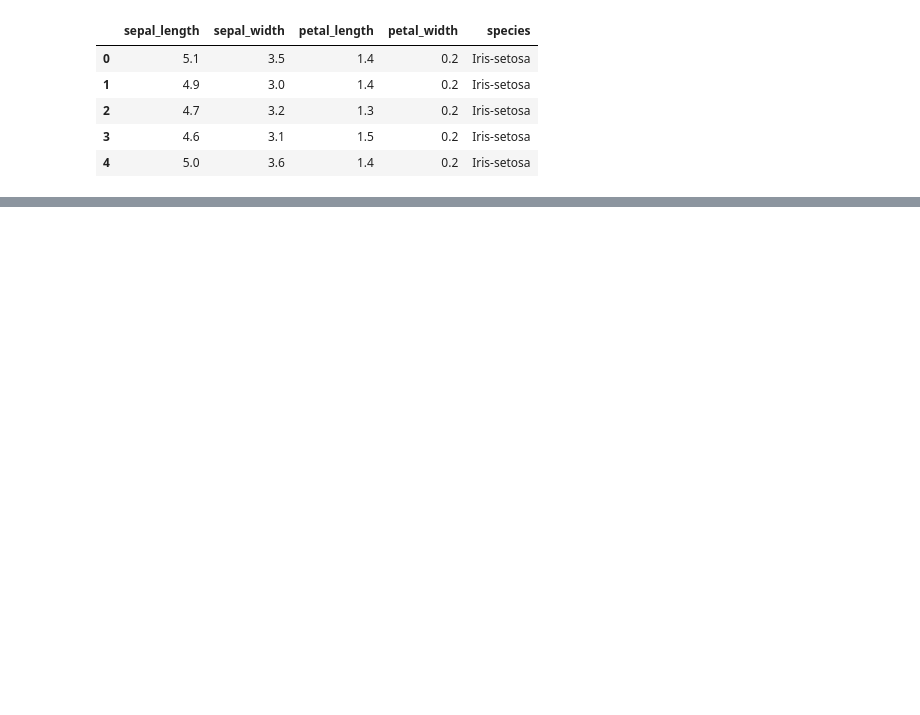
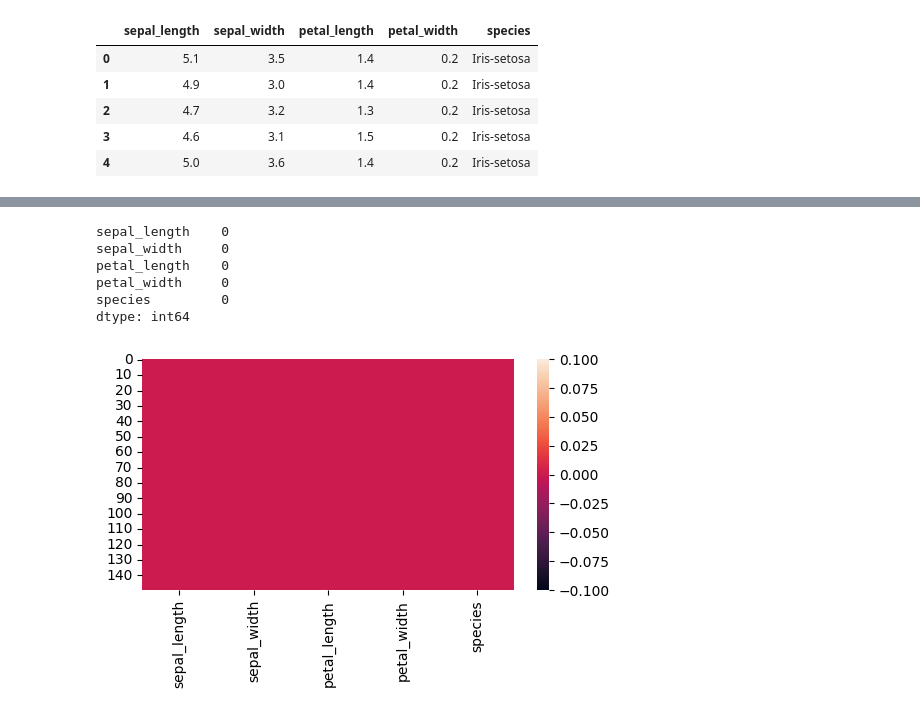
Before and after one commit to MOONCHILD2403/codsoft, a Jupyter notebook: iris.ipynb, the cells around one changed output, grey strips where cells are left out. Saved outputs shown, nothing was run; the diff lists cells and outputs as text; code cells hidden in the pictures; blank space fills up the shorter version.

```diff
--- a/iris.ipynb
+++ b/iris.ipynb
@@ -18,0 +35,15 @@ data.head()
+# %%
+data.isnull().sum()
+# %% [output]
+sepal_length    0
+sepal_width     0
+petal_length    0
+petal_width     0
+species         0
+dtype: int64
+# %%
+plt.figure(figsize=(6,3))
+sns.heatmap(data.isnull())
+plt.show()
+# %% [output]
+[figure, added]
```
Also changed, not shown: parts of 9 cells of this notebook, 1 other file.
